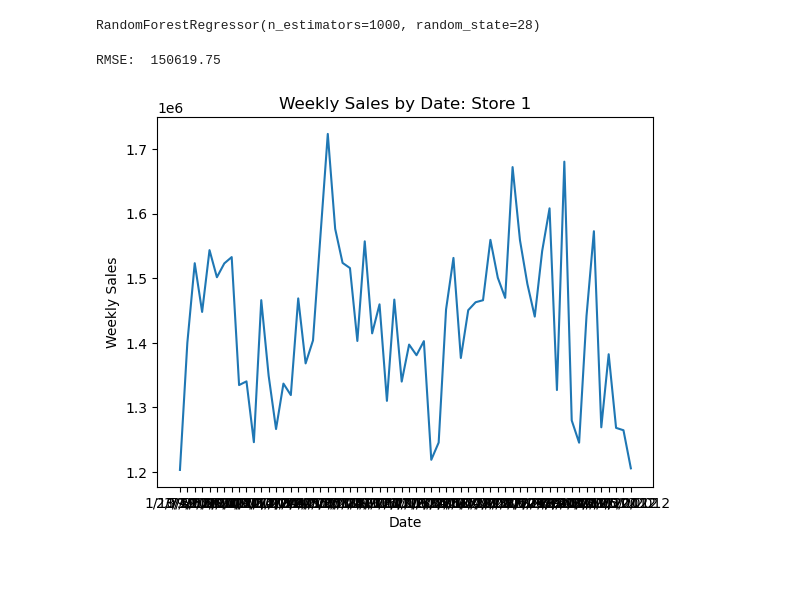
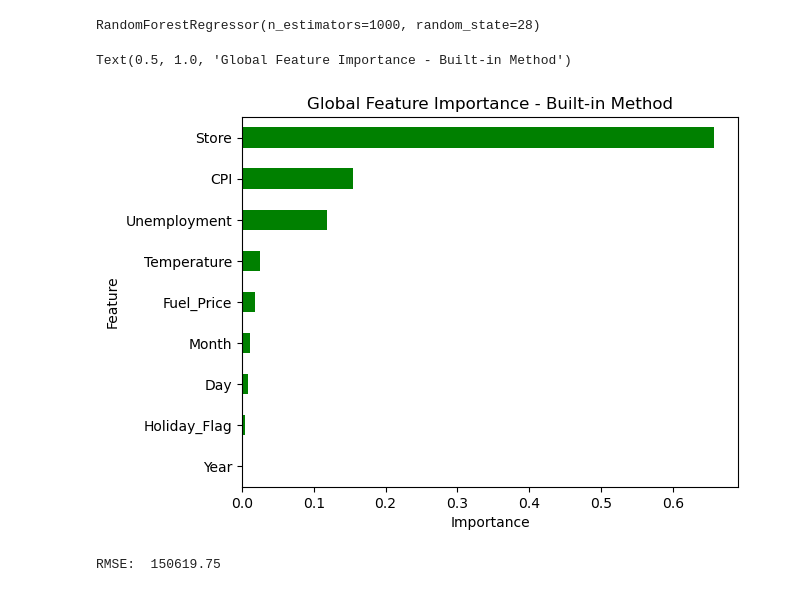
Before and after one commit to PAndrewTurner/FinPulse, a Jupyter notebook: Sales Regression Model.ipynb, the cells around one changed output. Drawn from its saved outputs; the diff is of its cells as text; code cells hidden in the pictures.

```diff
--- a/Sales Regression Model.ipynb
+++ b/Sales Regression Model.ipynb
@@ -26,6 +28,16 @@ model = RandomForestRegressor(n_estimators = 1000, random_state = 28)
 model.fit(x_train, y_train)
 # %% [output]
 RandomForestRegressor(n_estimators=1000, random_state=28)
+# %%
+global_importances = pd.Series(model.feature_importances_, index=x_train.columns)
+global_importances.sort_values(ascending=True, inplace=True)
+global_importances.plot.barh(color='green')
+plt.xlabel("Importance")
+plt.ylabel("Feature")
+plt.title("Global Feature Importance - Built-in Method")
+# %% [output]
+Text(0.5, 1.0, 'Global Feature Importance - Built-in Method')
+[figure, added]
 # %%
 filename = 'model.pkl'
 pkl.dump(model, open(filename, 'wb'))
@@ -44,8 +49,0 @@ output_data = groupedData.to_csv('output.csv')
-# %%
-plt.plot(groupedData['Date'], groupedData['Weekly_Sales'])
-plt.title("Weekly Sales by Date: Store 1")
-plt.xlabel("Date")
-plt.ylabel("Weekly Sales")
-plt.show()
-# %% [output]
-[figure, removed]
```
Also changed, not shown: parts of 7 cells of this notebook.
